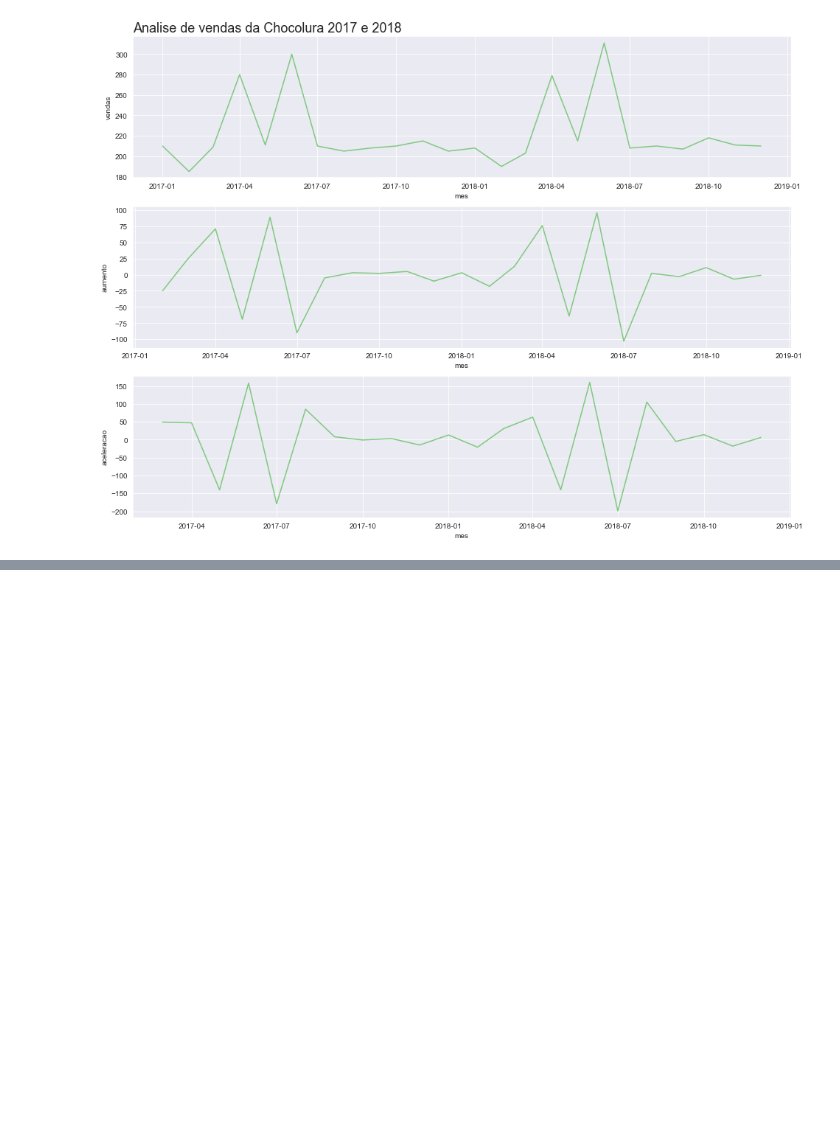
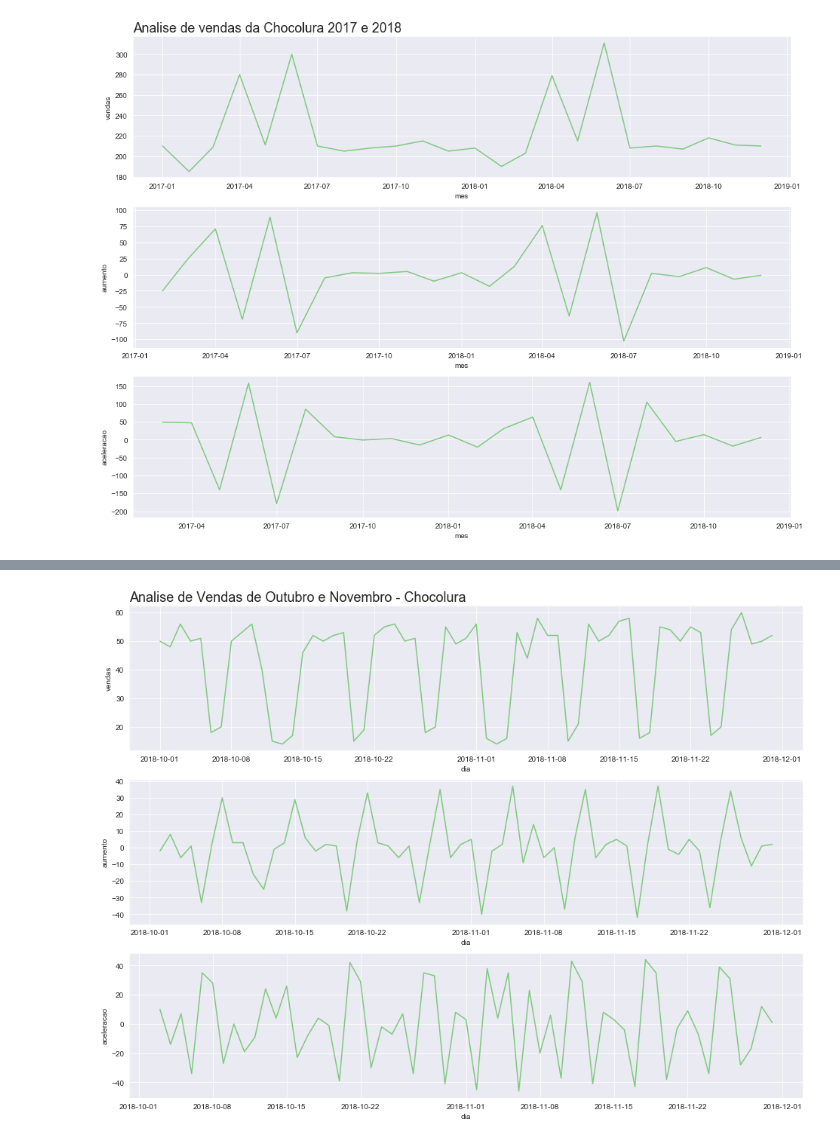
Before and after one commit to dieinimymaganha/time_series, a Jupyter notebook: Time Series.ipynb, the cells around one changed output, grey strips where cells are left out. Drawn from its saved outputs; the diff is of its cells as text; code cells hidden in the pictures; blank space fills up the shorter version.

```diff
--- a/Time Series.ipynb
+++ b/Time Series.ipynb
@@ -261,0 +264,3 @@ plot_comparacao('mes', 'vendas', 'aumento', 'aceleracao',
+# %%
+vendas_por_dia = pd.read_csv('sample_data/vendas_por_dia.csv')
+vendas_por_dia.head()
@@ -261,0 +286,3 @@ plot_comparacao('mes', 'vendas', 'aumento', 'aceleracao',
+# %%
+vendas_por_dia.dia = pd.to_datetime(vendas_por_dia.dia)
+vendas_por_dia.dtypes
@@ -261,0 +293,4 @@ plot_comparacao('mes', 'vendas', 'aumento', 'aceleracao',
+# %%
+vendas_por_dia['aumento'] = vendas_por_dia.vendas.diff()
+vendas_por_dia['aceleracao'] = vendas_por_dia.aumento.diff()
+vendas_por_dia.head()
@@ -261,0 +304,4 @@ plot_comparacao('mes', 'vendas', 'aumento', 'aceleracao',
+# %%
+plot_comparacao('dia', 'vendas', 'aumento', 'aceleracao', vendas_por_dia, 'Analise de Vendas de Outubro e Novembro - Chocolura')
+# %% [output]
+[figure, added]
```
Also changed, not shown: parts of 13 cells of this notebook.
